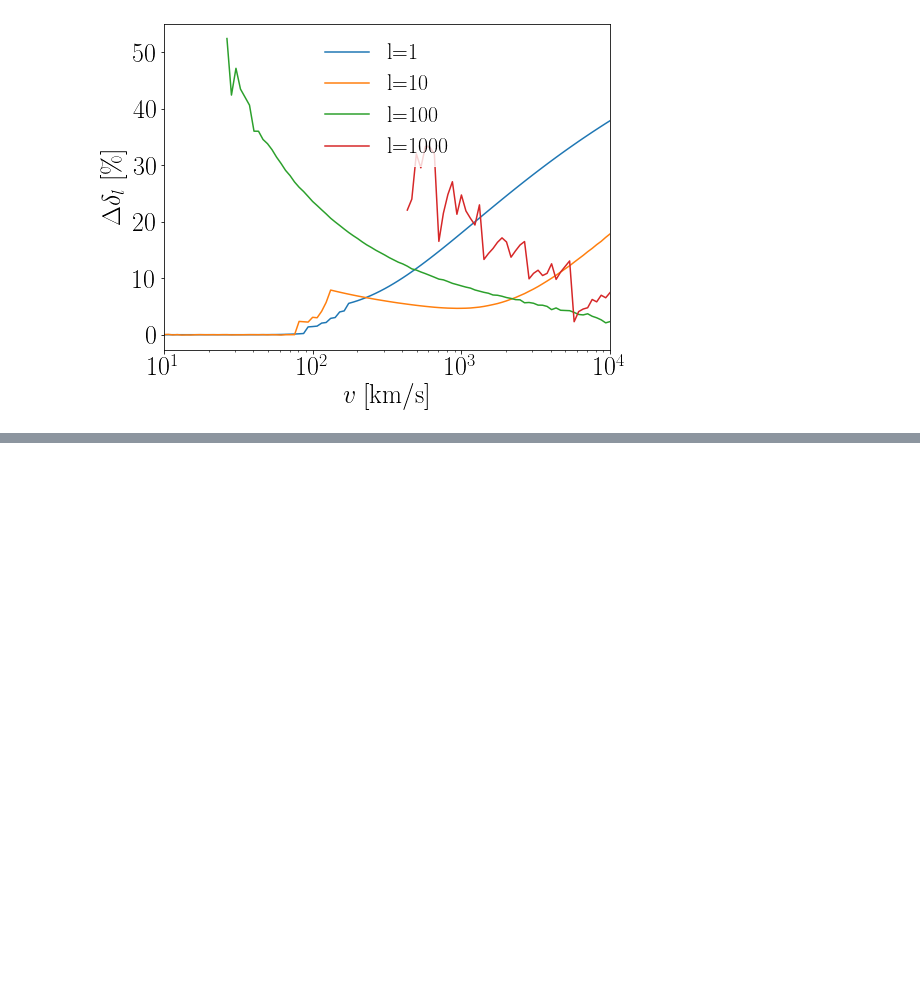
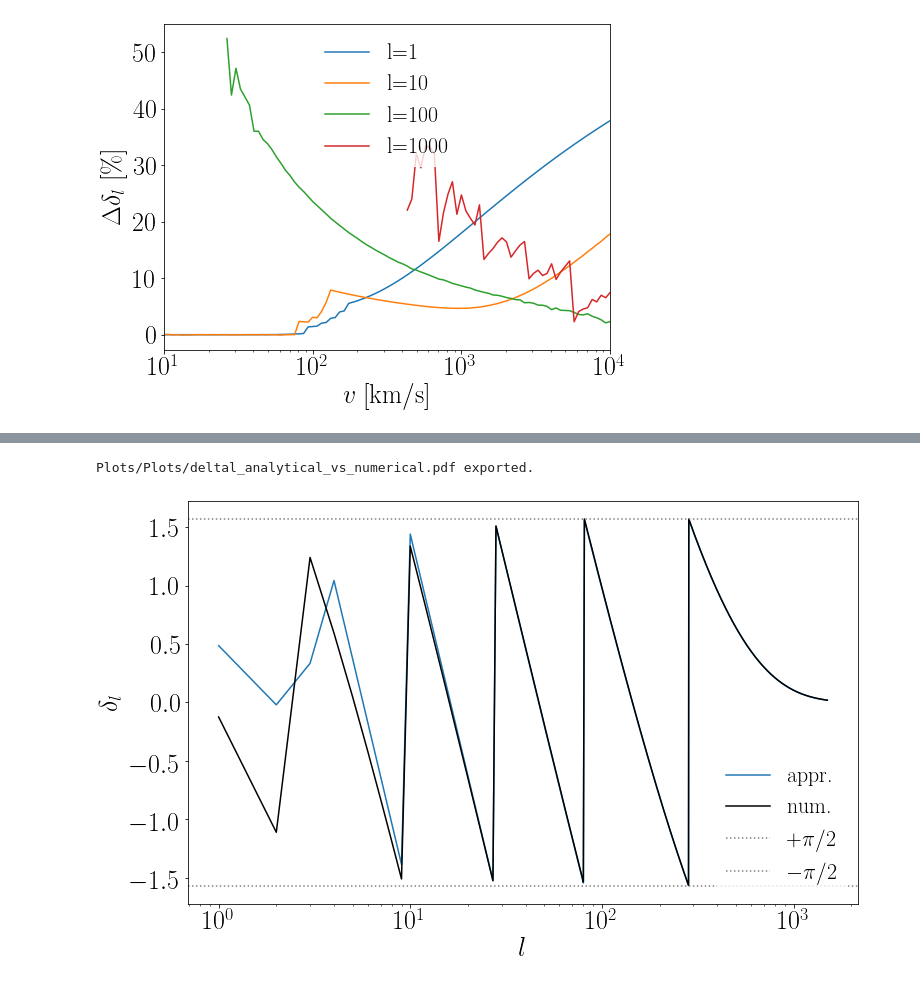
Before and after one commit to LauraSagunski/Self-interaction-cross-section, a Jupyter notebook: Integral_deltal.ipynb, the cells around one changed output, grey strips where cells are left out. Cells and saved outputs as stored; diff of their text form; code cells hidden in the pictures; blank space fills up the shorter version.

```diff
--- a/Integral_deltal.ipynb
+++ b/Integral_deltal.ipynb
@@ -271,0 +289,5 @@ Plots/difference_deltal.pdf exported.
+# %%
+#_____[linenumber l, delta(l)]_____
+#Values for deltal in Fig.2 in Sean's paper 1302.3898. mX=200 GeV, mphi=1 MeV=10**(-3) GeV, alphaX=10**(-2), v=1000 km/s.
+deltaldata=np.loadtxt(r'C:\Users\Laura Sagunski\Laura Dropbox (1)\Laura Sagunski\Self-interaction cross section\DataDarkPhotonModel\deltaL_v1000.dat') #Need r'' to produce a raw string (alternatively replace all ...\... by ...\\...).
+print(deltaldata)
@@ -271,0 +297,3 @@ Plots/difference_deltal.pdf exported.
+# %%
+lvals=np.array([float(l) for l in range(0,len(deltaldata))])
+print(lvals)
@@ -271,0 +302,9 @@ Plots/difference_deltal.pdf exported.
+# %%
+#Parameters from Fig.2 in Sean's paper 1302.3898. mX=200 GeV, mphi=1 MeV=10**(-3) GeV, alphaX=10**(-2), v=1000 km/s.
+potential='attractive' #['attractive','repulsive']:
+alphaX=10.**(-2.)
+mX=200 #GeV
+mphi=10**(-3.) #GeV.
+v=1000. #km/s
+deltalapprvals=np.array([deltalappr(potential,alphaX,mX,mphi,l,v) for l in lvals])
+print(deltalapprvals)
@@ -271,0 +316,14 @@ Plots/difference_deltal.pdf exported.
+# %%
+dldeltalDeltadeltal=[]
+for l in range(1,len(lvals)): #For l=0: deltaappr=-np.inf.
+    deltal=deltalappr(potential,alphaX,mX,mphi,l,v)
+    n=int(abs(deltal)/(np.pi/2))
+    deltalapprnew=abs(deltal)-n*(np.pi/2)
+    epsilon=1. #np.pi/2. Due to numerical uncertainties the difference can be slightly smaller than np.pi/2 so that no sign change occurs.
+    if deltalapprnew-deltaldata[l]>epsilon:
+        deltalapprnew=deltalapprnew-np.pi/2
+    output=[float(l),deltalapprnew,deltaldata[l],abs((deltaldata[l]-deltalapprnew)/deltaldata[l])]
+    print(output)
+    dldeltalDeltadeltal.append(output)
+dldeltalDeltadeltal=np.array(dldeltalDeltadeltal)
+print(dldeltalDeltadeltal)
@@ -271,0 +348,16 @@ Plots/difference_deltal.pdf exported.
+# %%
+pl.figure(figsize=(12,12/goldenratio))
+pl.plot(dldeltalDeltadeltal[:,0],dldeltalDeltadeltal[:,1],'-',label=r'appr.')
+pl.plot(dldeltalDeltadeltal[:,0],dldeltalDeltadeltal[:,2],'-',color='black',label=r'num.')
+pl.xscale('log')
+pl.axhline(np.pi/2.,color='gray',linestyle=':',label=r'$+\pi/2$')
+pl.axhline(-np.pi/2.,color='gray',linestyle=':',label=r'$-\pi/2$')
+pl.xlabel(r'$l$',fontsize=fontsize)
+pl.ylabel(r'$\delta_l$',fontsize=fontsize)
+pl.legend(loc='lower right',edgecolor='white',fontsize=legendfontsize)
+pl.savefig('Plots/deltal_analytical_vs_numerical.pdf',bbox_inches='tight')
+print('Plots/deltal_analytical_vs_numerical.pdf exported.')
+pl.show()
+# %% [output]
+Plots/Plots/deltal_analytical_vs_numerical.pdf exported.
+[figure, added]
```
Also changed, not shown: parts of 42 cells of this notebook.
